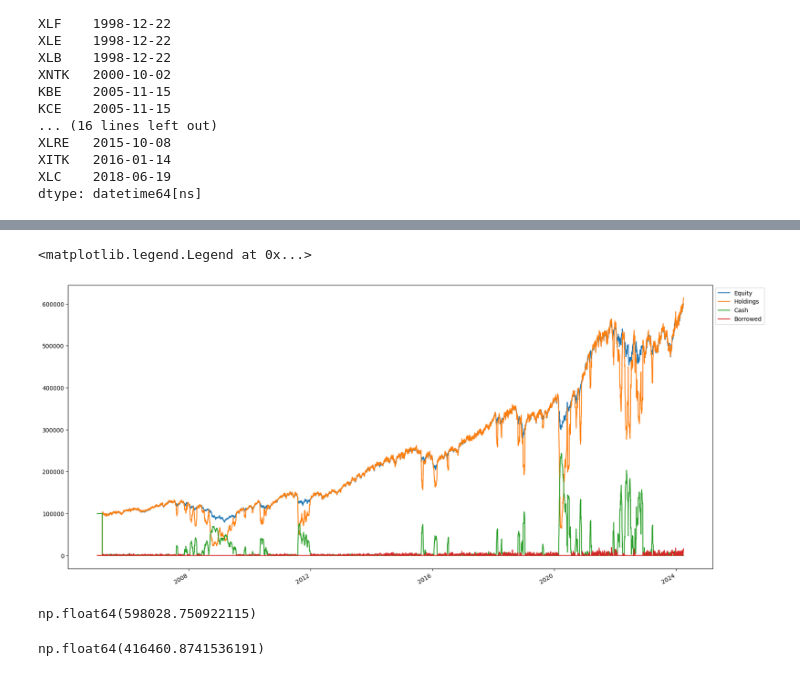
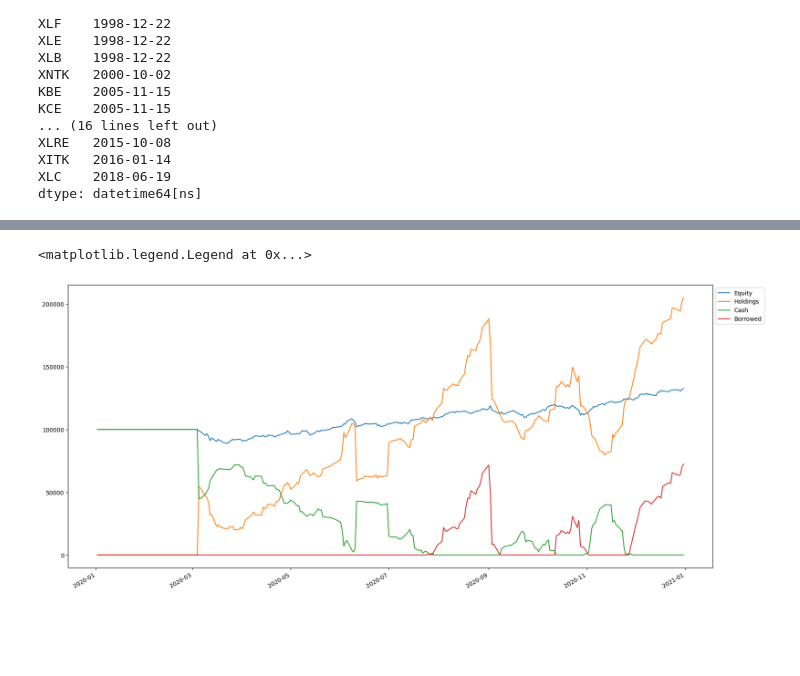
Before and after one commit to asmarton/dm, a Jupyter notebook: notebooks/keltner-donchian-trend-following.ipynb, the cells around one changed output, grey strips where cells are left out. Drawn from its saved outputs; the diff is of its cells as text; code cells hidden in the pictures; blank space fills up the shorter version.

```diff
--- a/notebooks/keltner-donchian-trend-following.ipynb
+++ b/notebooks/keltner-donchian-trend-following.ipynb
@@ -241,0 +58,10 @@ strategy_returns, weights, positions, long_trailing_stop, cash, borrowed, shares
+# %%
+import industry_trends as it
+
+job = it.TrendFollowingJob(
+    initial_balance=100_000,
+    start_date=pd.to_datetime('2020-01-01'),
+    end_date=pd.to_datetime('2020-12-31'),
+    tickers=it.etfs,
+)
+results = it.trend_following_strategy(job)
@@ -262,21 +79,6 @@ cash.plot()
 # %%
-holdings = (shares * prices['2005-01-01':'2024-04-01']).fillna(0).sum(axis=1)
-equity = holdings + cash - borrowed
-pd.concat([equity, holdings, cash, borrowed], axis=1).rename(columns={0: 'Equity', 1: 'Holdings', 2: 'Cash', 3: 'Borrowed'}).plot(figsize=(20, 10)).legend(bbox_to_anchor=(1.0, 1.0))
+pd.concat([results.equity, results.holdings, results.cash, results.borrowed], axis=1).rename(columns={0: 'Equity', 1: 'Holdings', 2: 'Cash', 3: 'Borrowed'}).plot(figsize=(20, 10)).legend(bbox_to_anchor=(1.0, 1.0))
 # %% [output]
 <matplotlib.legend.Legend at 0x...>
-[figure, old version]
+[figure, new version]
-# %%
-equity.iloc[-1]
-# %% [output]
-np.float64(598028.750922115)
-# %%
-yearly = np.array([1.8, 16.1, 1.6, -8.7, 17.2, 19.6, -6.5, 15.0, 35.6, -0.8, -6.5, 8.5, 23.8, -5.7, 10.6, 18.7, 8.9, -11.0, 14.7, 8.4])
-# yearly = np.array([18]*20)
-start = 100_000
-for mod in yearly / 100 + 1:
-    start *= mod
-start
-# %% [output]
-np.float64(416460.8741536191)
 # %%
```
Also changed, not shown: parts of 13 cells of this notebook, 4 other files.
